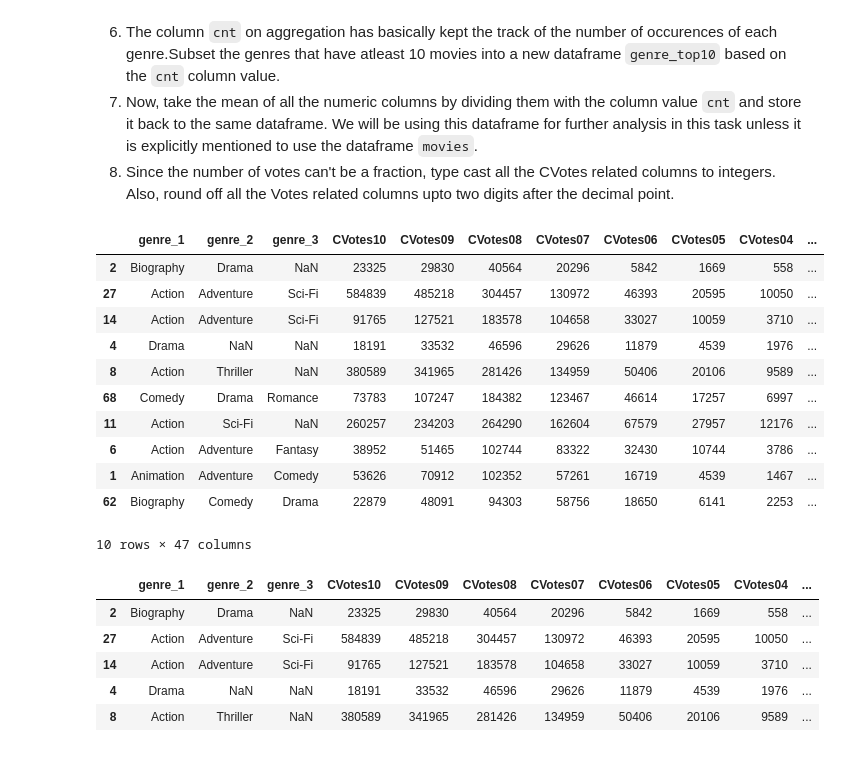
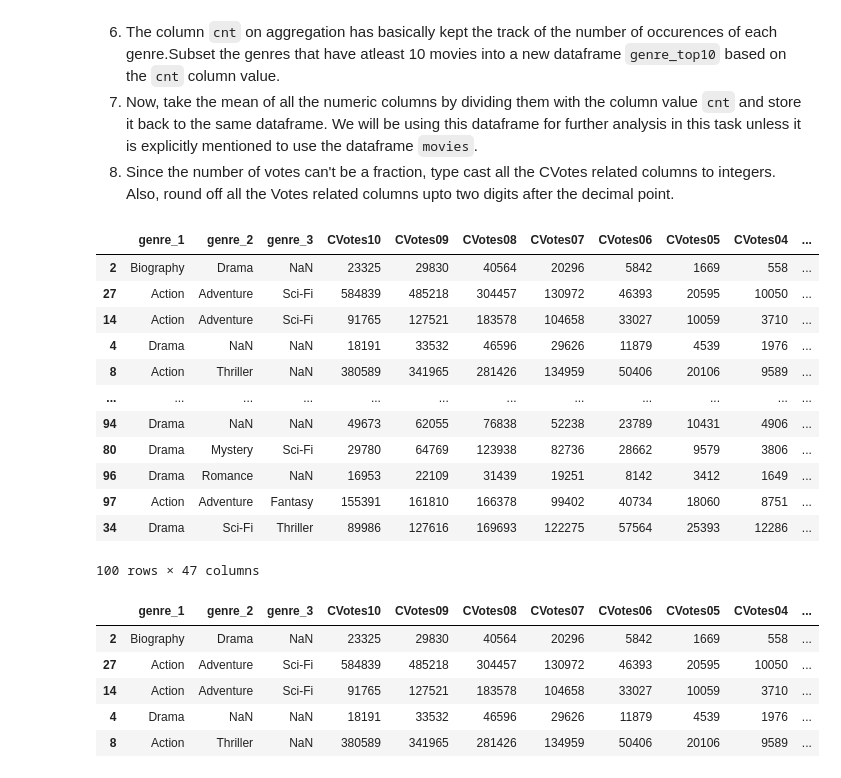
Before and after one commit to rubi-bakshi/IMDB-rating, a Jupyter notebook: IMDb+Movie+Assignment_submission (2).ipynb, the cells around one changed output. Saved outputs shown, nothing was run; the diff lists cells and outputs as text; code cells hidden in the pictures.

```diff
--- a/IMDb+Movie+Assignment_submission (2).ipynb
+++ b/IMDb+Movie+Assignment_submission (2).ipynb
@@ -445,23 +485,23 @@ There are 3 columns in the dataframe - `genre_1`, `genre_2`, and `genre_3`. As a
 8. Since the number of votes can't be a fraction, type cast all the CVotes related columns to integers. Also, round off all the Votes related columns upto two digits after the decimal point.
 # %%
 # Create the dataframe df_by_genre
-
 df_by_genre = movies.iloc[:,11:60]
 df_by_genre = df_by_genre.drop(columns=['MetaCritic', 'Runtime'])
-df_by_genre.head(10)
+df_by_genre
 # %% [output]
 |  | genre_1 | genre_2 | genre_3 | CVotes10 | CVotes09 | CVotes08 | CVotes07 | CVotes06 | CVotes05 | CVotes04 | ... |
 | 2 | Biography | Drama | NaN | 23325 | 29830 | 40564 | 20296 | 5842 | 1669 | 558 | ... |
 | 27 | Action | Adventure | Sci-Fi | 584839 | 485218 | 304457 | 130972 | 46393 | 20595 | 10050 | ... |
 | 14 | Action | Adventure | Sci-Fi | 91765 | 127521 | 183578 | 104658 | 33027 | 10059 | 3710 | ... |
 | 4 | Drama | NaN | NaN | 18191 | 33532 | 46596 | 29626 | 11879 | 4539 | 1976 | ... |
 | 8 | Action | Thriller | NaN | 380589 | 341965 | 281426 | 134959 | 50406 | 20106 | 9589 | ... |
-| 68 | Comedy | Drama | Romance | 73783 | 107247 | 184382 | 123467 | 46614 | 17257 | 6997 | ... |
-| 11 | Action | Sci-Fi | NaN | 260257 | 234203 | 264290 | 162604 | 67579 | 27957 | 12176 | ... |
-| 6 | Action | Adventure | Fantasy | 38952 | 51465 | 102744 | 83322 | 32430 | 10744 | 3786 | ... |
-| 1 | Animation | Adventure | Comedy | 53626 | 70912 | 102352 | 57261 | 16719 | 4539 | 1467 | ... |
-| 62 | Biography | Comedy | Drama | 22879 | 48091 | 94303 | 58756 | 18650 | 6141 | 2253 | ... |
+| ... | ... | ... | ... | ... | ... | ... | ... | ... | ... | ... | ... |
+| 94 | Drama | NaN | NaN | 49673 | 62055 | 76838 | 52238 | 23789 | 10431 | 4906 | ... |
+| 80 | Drama | Mystery | Sci-Fi | 29780 | 64769 | 123938 | 82736 | 28662 | 9579 | 3806 | ... |
+| 96 | Drama | Romance | NaN | 16953 | 22109 | 31439 | 19251 | 8142 | 3412 | 1649 | ... |
+| 97 | Action | Adventure | Fantasy | 155391 | 161810 | 166378 | 99402 | 40734 | 18060 | 8751 | ... |
+| 34 | Drama | Sci-Fi | Thriller | 89986 | 127616 | 169693 | 122275 | 57564 | 25393 | 12286 | ... |
-10 rows × 47 columns
+100 rows × 47 columns
 # %%
 # Create a column cnt and initialize it to 1
 
```
Also changed, not shown: parts of 26 cells of this notebook.
